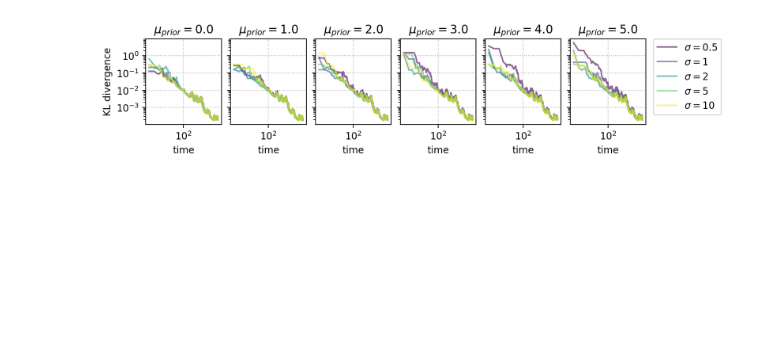
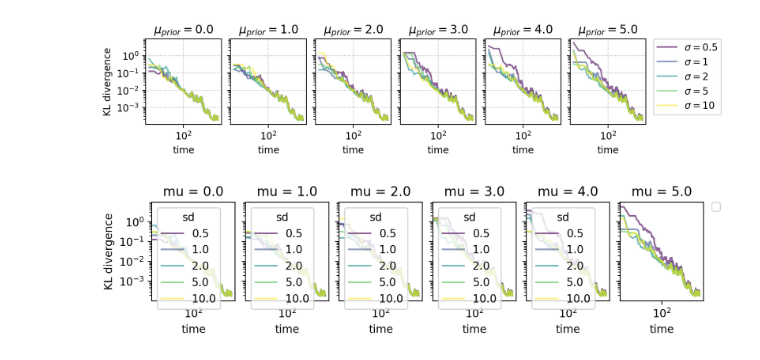
Before and after one commit to Priesemann-Group/neuro_op, a Jupyter notebook: notebooks/Analysis-N1.ipynb, the cells around one changed output. Cells and saved outputs as stored; diff of their text form; code cells hidden in the pictures; blank space fills up the shorter version.

Commit message:
Adapted NodeGrid system to run with 2d ppd capabilities & nice kld

```diff
--- a/notebooks/Analysis-N1.ipynb
+++ b/notebooks/Analysis-N1.ipynb
@@ -30,3 +30,6 @@ def get_name(mu, sd):
 def get_kld(mu, sd):
     data = nop.import_hdf5(get_name(mu, sd))
     return data["kl_divs"][:,0]
+def get_mu(mu, sd):
+    data = nop.import_hdf5(get_name(mu, sd))
+    return data["mu_nodes"][:,0]
@@ -42,30 +39,30 @@ array([3.18088315e-01, 2.11686837e-01, 2.11686837e-01, ...,
 # - mu
 # - sigma (standard deviation sd)
 
-mu_arr = np.arange(0.0, 5.1, 1.0)
+mu0_arr = np.arange(0.0, 5.1, 1.0)
 sd_arr = [0.5, 1, 2, 5, 10]
 t_arr = np.arange(0, 10001, 1)
-kld_arr = np.zeros((len(mu_arr), len(sd_arr), len(t_arr)))
+mu_arr = np.zeros((len(mu0_arr), len(sd_arr), len(t_arr)))
+kld_arr = np.zeros((len(mu0_arr), len(sd_arr), len(t_arr)))
 
-for i, mu in enumerate(mu_arr):
+for i, mu in enumerate(mu0_arr):
     for j, sd in enumerate(sd_arr):
+        mu_arr[i, j] = get_mu(mu, sd)[:len(t_arr)]
         kld_arr[i, j, :] = get_kld(mu, sd)[:len(t_arr)]
 
-ds = xr.Dataset(
-    {"kld": (("mu", "sd", "time"), kld_arr)},
-    coords={"mu": mu_arr, "sd": sd_arr, "time": t_arr},
-)
+da_mu = xr.DataArray(mu_arr, dims=["mu", "sd", "time"], coords={"mu": mu0_arr, "sd": sd_arr, "time": t_arr})
+da_kld = xr.DataArray(kld_arr, dims=["mu", "sd", "time"], coords={"mu": mu0_arr, "sd": sd_arr, "time": t_arr})
 # %%
-fig, ax = plt.subplots(1, len(mu_arr), figsize=(9,2), sharex=True, sharey=True, )
-for i, mu in enumerate(mu_arr):
+fig, ax = plt.subplots(1, len(mu0_arr), figsize=(9,4), sharex=True, sharey=True)
+for i, mu in enumerate(mu0_arr):
     ax[i].set_prop_cycle(color=nop.get_colorcycle(len(sd_arr)))
     for j, sd in enumerate(sd_arr):
-        ax[i].plot(t_arr[1:], ds["kld"][i,j,1:], label="$\sigma=$"+str(sd), alpha=0.6)
+        ax[i].plot(da.coords["time"][1:], da[i,j,1:], label="$\sigma=$"+str(sd), alpha=0.6)
         ax[i].loglog()
         ax[i].grid(linestyle=":")
     if i == 0:
         ax[i].set_ylabel("KL divergence")
-    if i == len(mu_arr)-1:
+    if i == len(mu0_arr)-1:
         ax[i].legend(loc='upper left', bbox_to_anchor=(1.1, 1), borderaxespad=0.)
 
     ax[i].set_xlabel("time")
@@ -75,3 +72,12 @@ for i, mu in enumerate(mu_arr):
 fig.savefig("N1-KLD.png")
 # %% [output]
 [figure]
+# %%
+fig, ax = plt.subplots(1, len(mu0_arr), figsize=(8,2), sharex=True, sharey=True)
+
+for i, mu in enumerate(mu0_arr):
+    ax[i].set_prop_cycle(color=nop.get_colorcycle(len(sd_arr)))
+    da_kld.sel(mu=mu).plot(ax=ax[i], x="time", hue="sd", alpha=0.6)
+    ax[i].loglog()
+# %% [output]
+[figure, added]
```
Also changed, not shown: parts of 2 cells of this notebook, 5 other files.
